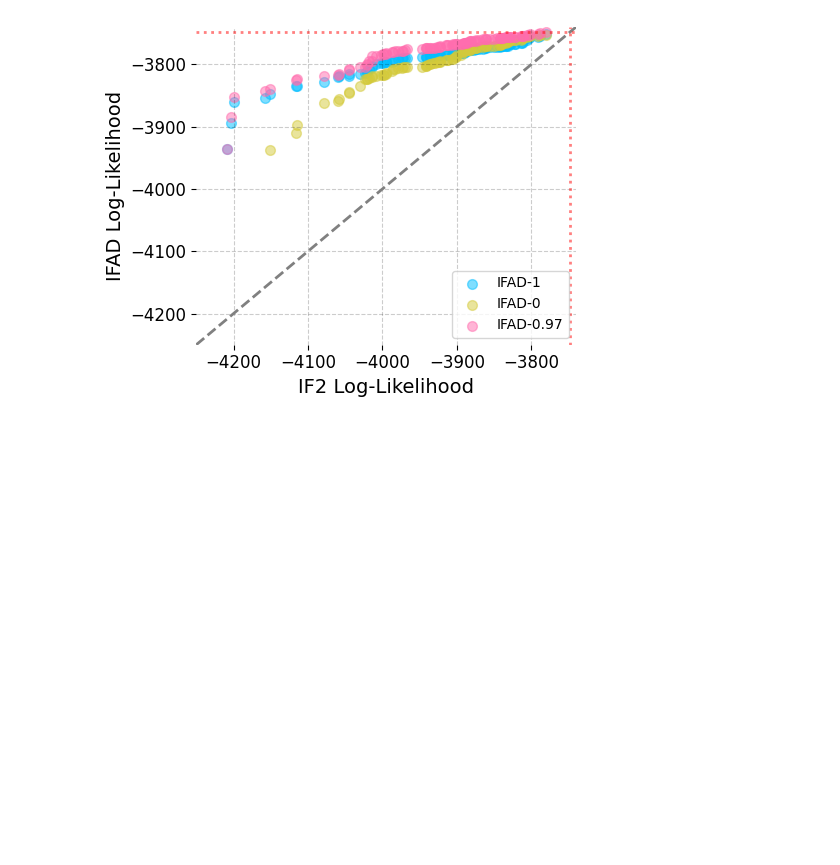
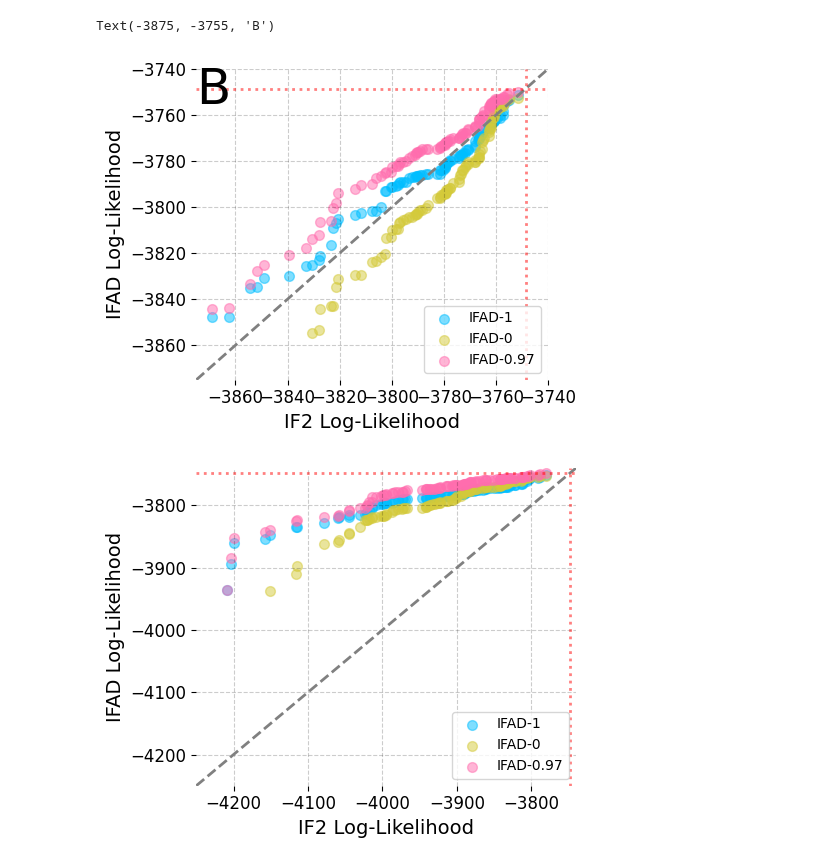
Before and after one commit to pypomp/quant, a Jupyter notebook: dacca_gamma/dacca_analysis.ipynb, the cells around one changed output. Saved outputs shown, nothing was run; the diff lists cells and outputs as text; code cells hidden in the pictures; blank space fills up the shorter version.

```diff
--- a/dacca_gamma/dacca_analysis.ipynb
+++ b/dacca_gamma/dacca_analysis.ipynb
@@ -88,3 +67,31 @@ plt.tight_layout()
+# %%
+# IF2 0.95
+plt.figure(figsize=(5,4))
+# Overall paired searches, our IF2
+plt.scatter(mifs.sort_values(), runs[1.0].sort_values(), marker='o', alpha=0.5,
+            label='IFAD-1')
+plt.scatter(mifs.sort_values(), runs[0.0].sort_values(), marker='o', alpha=0.5,
+            label='IFAD-0')
+plt.scatter(mifs.sort_values(), runs[0.97].sort_values(), marker='o', alpha=0.5,
+            label='IFAD-0.97')
+lo, hi = -3875, -3740
+plt.xlim(lo,hi)
+plt.ylim(lo,hi)
+plt.plot([lo, hi], [lo, hi], linestyle='--', color='grey')
+plt.axhline(-3748.5, linestyle='dotted', color='r', alpha=0.5)
+plt.axvline(-3748.5, linestyle='dotted', color='r', alpha=0.5)
+
+#plt.title('IFAD v.s. IF2, Paired Searches')
+
+plt.xlabel('IF2 Log-Likelihood')
+plt.ylabel('IFAD Log-Likelihood')
+plt.legend()
+plt.tight_layout()
+# put horizontal and vertical lines at 3748.5
+plt.text(-3875, -3755, 'B', fontsize=36)
+# %% [output]
+Text(-3875, -3755, 'B')
+[figure, added]
 # %%
 # IF2 0.95
 plt.figure(figsize=(5,4))
```
Also changed, not shown: parts of 13 cells of this notebook, 5 other files.
